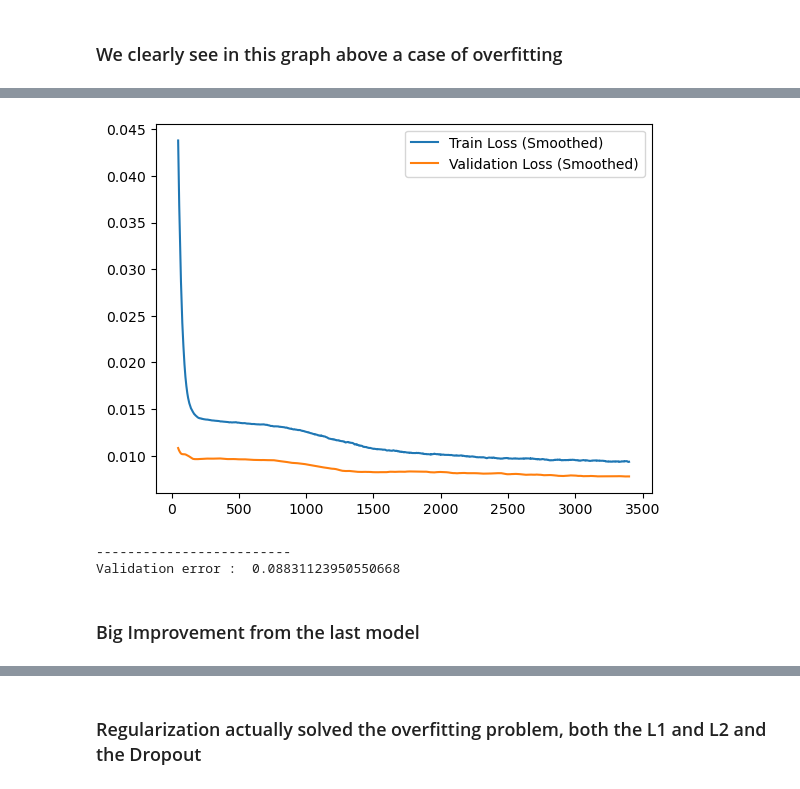
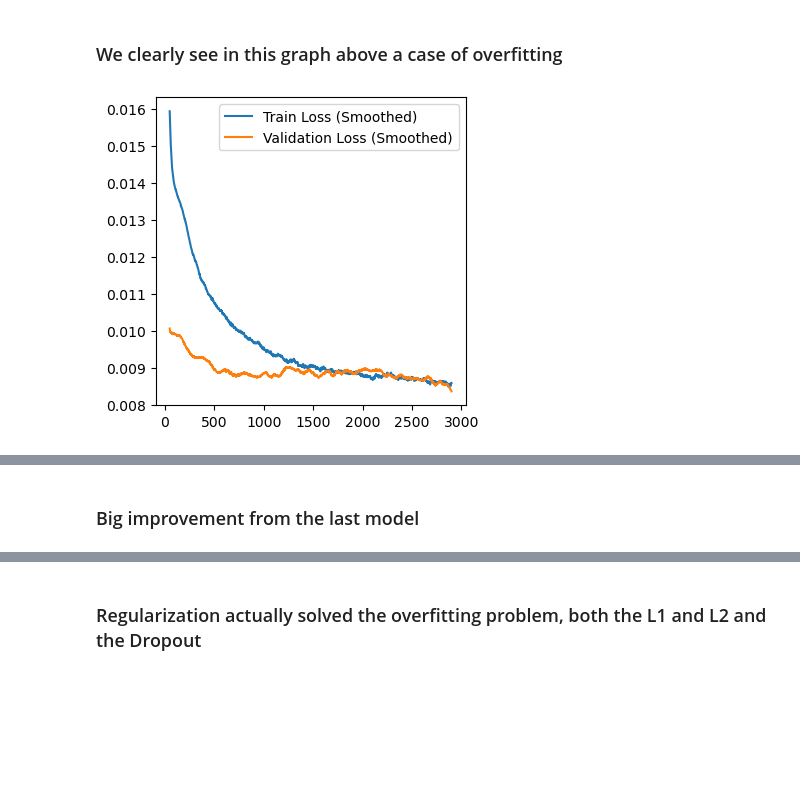
Before and after one commit to trigo613/FromScratch, a Jupyter notebook: NeuralNetwork.ipynb, the cells around one changed output, grey strips where cells are left out. Cells and saved outputs as stored; diff of their text form; code cells hidden in the pictures; blank space fills up the shorter version.

```diff
--- a/NeuralNetwork.ipynb
+++ b/NeuralNetwork.ipynb
@@ -503,14 +577,14 @@ X_train.shape,y_train.shape
 ((1080, 6), (1080, 1))
 # %%
 def train_model_and_plot_graph(NN,layers,loss):
-    optim = RMSProp(NN.layers,lr=0.001)
+    optim = RMSProp(NN.layers,lr=0.004)
     losses = train(model=NN,
                X=X_train,
                y=y_train,
                optimizer=optim,
                loss=loss,
-               epochs=3500,
-               print_every=700,
+               epochs=3_000,
+               print_every=np.inf,
                batch_size=-1,
                return_losses=True,
                X_val=X_val,
@@ -519,6 +593,7 @@ def train_model_and_plot_graph(NN,layers,loss):
     val_loss = losses[1]
     train_loss_smoothed = pd.Series(train_loss[100:]).rolling(window=50).mean()
     val_loss_smoothed = pd.Series(val_loss[100:]).rolling(window=50).mean()
+    fig, ax = plt.subplots(figsize=(4, 4))
     sns.lineplot(data=train_loss_smoothed, label='Train Loss (Smoothed)')
     sns.lineplot(data=val_loss_smoothed, label='Validation Loss (Smoothed)')
     plt.show()
@@ -549,14 +619,15 @@ Validation error :  0.09710325082086942
 # %%
 layers = [Linear(6,32),
           ReLU(),
-          Dropout(0.5),
+          Dropout(0.6),
           Linear(32,16) ,
           ReLU(),
-          Dropout(0.5),
+          Dropout(0.6),
           Linear(16,16) ,
           ReLU(),
           Linear(16,1)]
 NN = NeuralNetwork(layers=layers)
 loss = MSELoss(NN.layers)
 train_model_and_plot_graph(NN,layers,loss)
 # %% [output]
+[figure, new version]
@@ -568,8 +636,5 @@ Epoch: 3500     Train Loss: 0.00971     Validation Loss: 0.0078
-[figure, old version]
--------------------------
-Validation error :  0.08831123950550668
 # %% [markdown]
-<h3>Big Improvement from the last model</h3>
+<h3>Big improvement from the last model</h3>
 # %%
 layers = [Linear(6,32),
           ReLU(),
```
Also changed, not shown: parts of 27 cells of this notebook.
